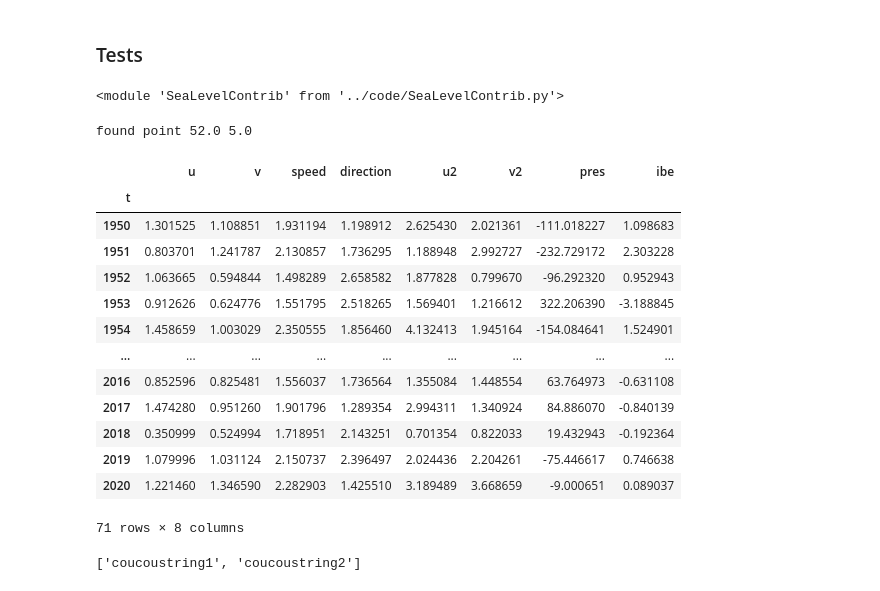
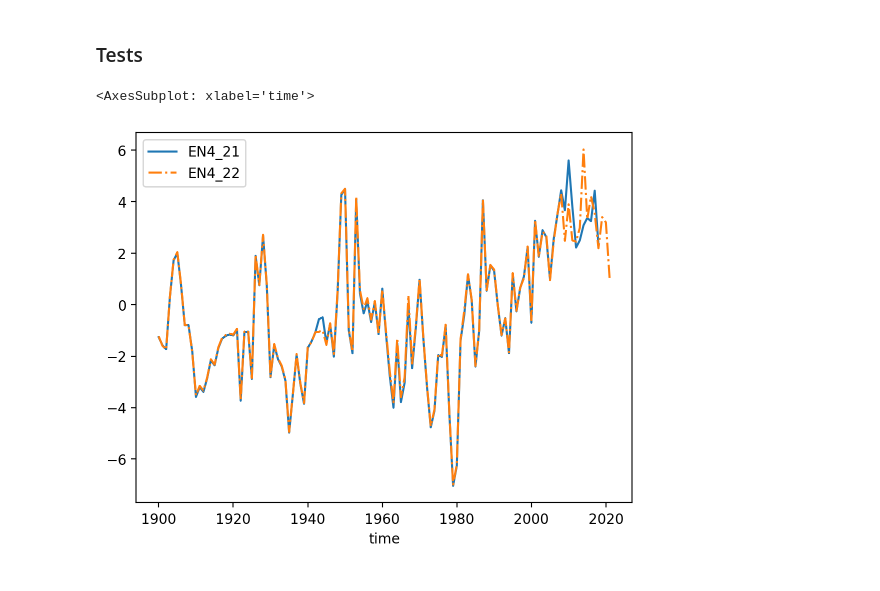
Before and after one commit to Jacobiaan/SLBudget, a Jupyter notebook: notebooks/Budget.ipynb, the cells around one changed output. Saved outputs shown, nothing was run; the diff lists cells and outputs as text; code cells hidden in the pictures.

```diff
--- a/notebooks/Budget.ipynb
+++ b/notebooks/Budget.ipynb
@@ -214,33 +211,21 @@ Unfortunately the choice of region and product used for the steric sea level mat
 Large error using EBB in 1961 when sea level rose but the budget doesn't see it.
 # %% [markdown]
 ### Tests
-# %%
-importlib.reload(slc)
-# %% [output]
-<module 'SeaLevelContrib' from '../code/SeaLevelContrib.py'>
-# %%
-wdf = slc.make_wind_df(52, 5, 'ERA5')
-# %% [output]
-found point 52.0 5.0
-# %%
-wdf
-# %% [output]
-|  | u | v | speed | direction | u2 | v2 | pres | ibe |
-| t |  |  |  |  |  |  |  |  |
-| 1950 | 1.301525 | 1.108851 | 1.931194 | 1.198912 | 2.625430 | 2.021361 | -111.018227 | 1.098683 |
-| 1951 | 0.803701 | 1.241787 | 2.130857 | 1.736295 | 1.188948 | 2.992727 | -232.729172 | 2.303228 |
-| 1952 | 1.063665 | 0.594844 | 1.498289 | 2.658582 | 1.877828 | 0.799670 | -96.292320 | 0.952943 |
-| 1953 | 0.912626 | 0.624776 | 1.551795 | 2.518265 | 1.569401 | 1.216612 | 322.206390 | -3.188845 |
-| 1954 | 1.458659 | 1.003029 | 2.350555 | 1.856460 | 4.132413 | 1.945164 | -154.084641 | 1.524901 |
-| ... | ... | ... | ... | ... | ... | ... | ... | ... |
-| 2016 | 0.852596 | 0.825481 | 1.556037 | 1.736564 | 1.355084 | 1.448554 | 63.764973 | -0.631108 |
-| 2017 | 1.474280 | 0.951260 | 1.901796 | 1.289354 | 2.994311 | 1.340924 | 84.886070 | -0.840139 |
-| 2018 | 0.350999 | 0.524994 | 1.718951 | 2.143251 | 0.701354 | 0.822033 | 19.432943 | -0.192364 |
-| 2019 | 1.079996 | 1.031124 | 2.150737 | 2.396497 | 2.024436 | 2.204261 | -75.446617 | 0.746638 |
-| 2020 | 1.221460 | 1.346590 | 2.282903 | 1.425510 | 3.189489 | 3.668659 | -9.000651 | 0.089037 |
-71 rows × 8 columns
-# %%
-a= ['coucou'+i for i in ['string1', 'string2'] ]
-a
-# %% [output]
-['coucoustring1', 'coucoustring2']
+# %%
+en421_df = slc.StericSL(0, max_depth=opt_steric[2], mask_name=opt_steric[1],
+                         data_source="EN4_21", window=0)
+en421_df.rename(columns={"Steric":"EN4_21"}, inplace=True)
+
+en422_df = slc.StericSL(0, max_depth=opt_steric[2], mask_name=opt_steric[1],
+                         data_source="EN4_22", window=0)
+en422_df.rename(columns={"Steric":"EN4_22"}, inplace=True)
+
+EN4 = en421_df.join(en422_df, how='outer')
+# %%
+#en421_df.plot()
+#en422_df.plot()
+
+EN4.plot(style=['-', '-.'])
+# %% [output]
+<AxesSubplot: xlabel='time'>
+[figure, added]
```
Also changed, not shown: parts of 9 cells of this notebook, 2 other files.
